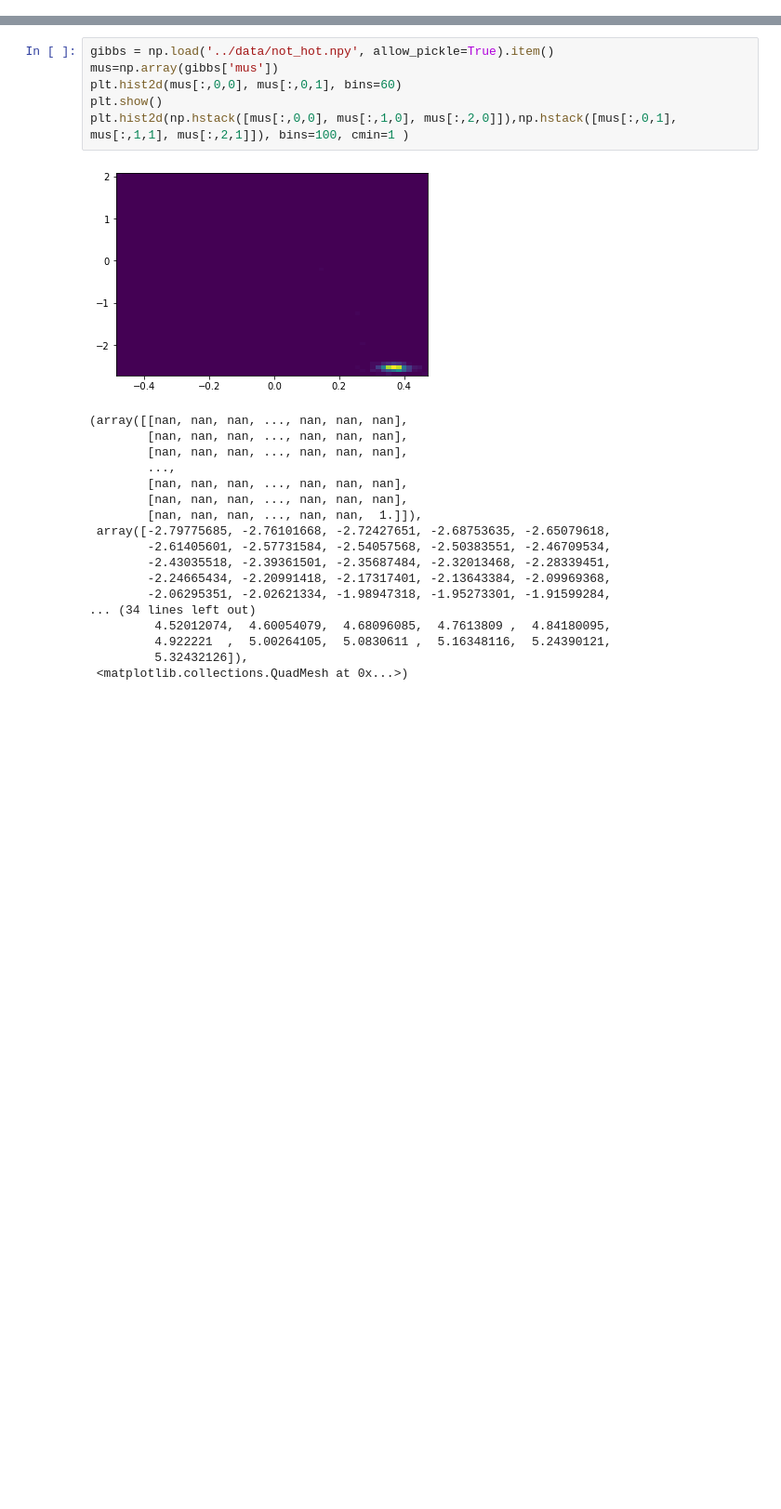
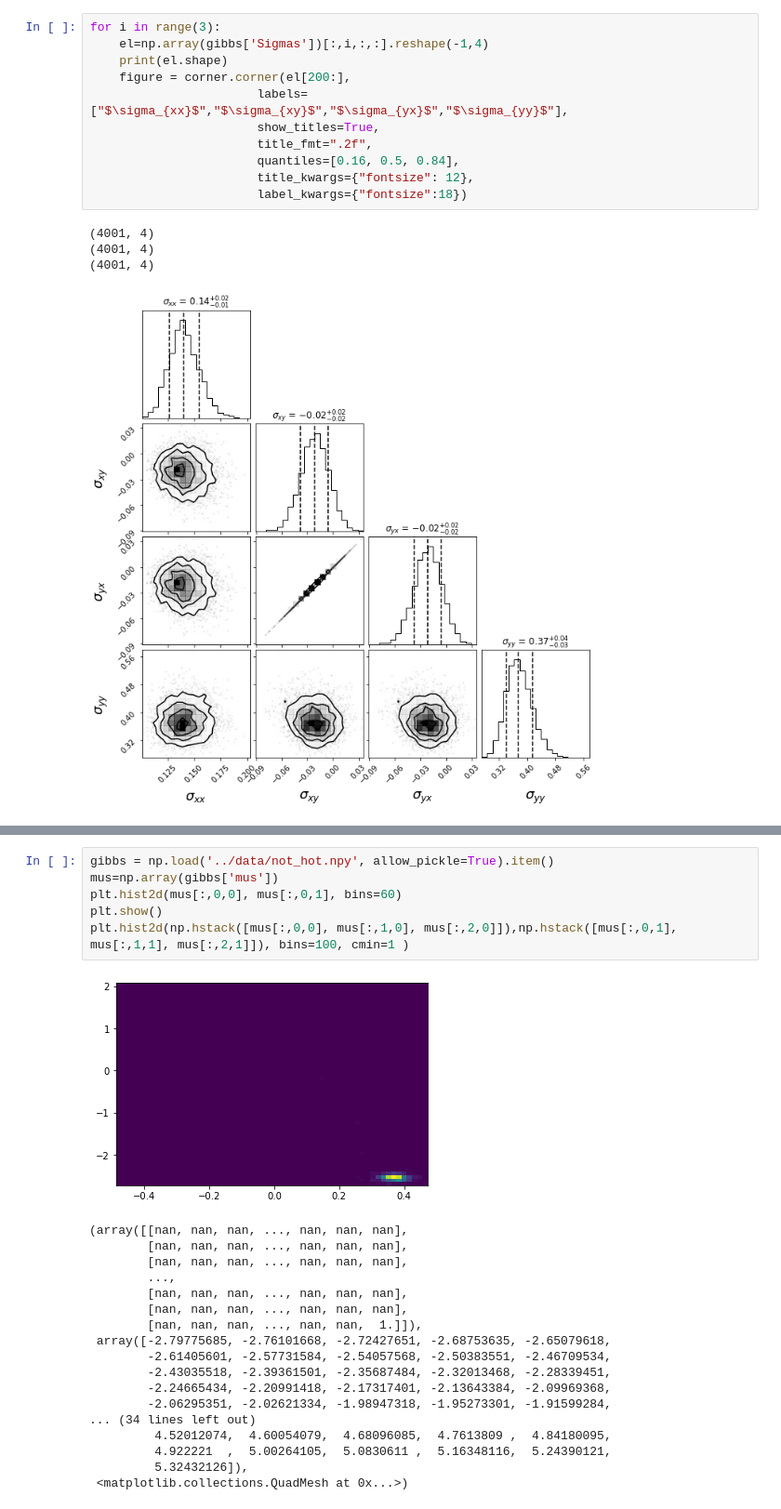
Before and after one commit to Wraithmat/Bayesian-Clustering, a Jupyter notebook: Visualizations/Visualization.ipynb, the cells around one changed output, grey strips where cells are left out. Shown at 93% size. Saved outputs shown, nothing was run; the diff lists cells and outputs as text; blank space fills up the shorter version.

```diff
--- a/Visualizations/Visualization.ipynb
+++ b/Visualizations/Visualization.ipynb
@@ -43,0 +79,16 @@ plt.hist2d(np.hstack([mus[:,0,0], mus[:,1,0], mus[:,2,0]]),np.hstack([mus[:,0,1]
+# %%
+for i in range(3):
+    el=np.array(gibbs['Sigmas'])[:,i,:,:].reshape(-1,4)
+    print(el.shape)
+    figure = corner.corner(el[200:],
+                       labels=["$\sigma_{xx}$","$\sigma_{xy}$","$\sigma_{yx}$","$\sigma_{yy}$"],
+                       show_titles=True,
+                       title_fmt=".2f",
+                       quantiles=[0.16, 0.5, 0.84],
+                       title_kwargs={"fontsize": 12},
+                       label_kwargs={"fontsize":18})
+# %% [output]
+(4001, 4)
+(4001, 4)
+(4001, 4)
+[figure, added]
```
Also changed, not shown: parts of 24 cells of this notebook.
